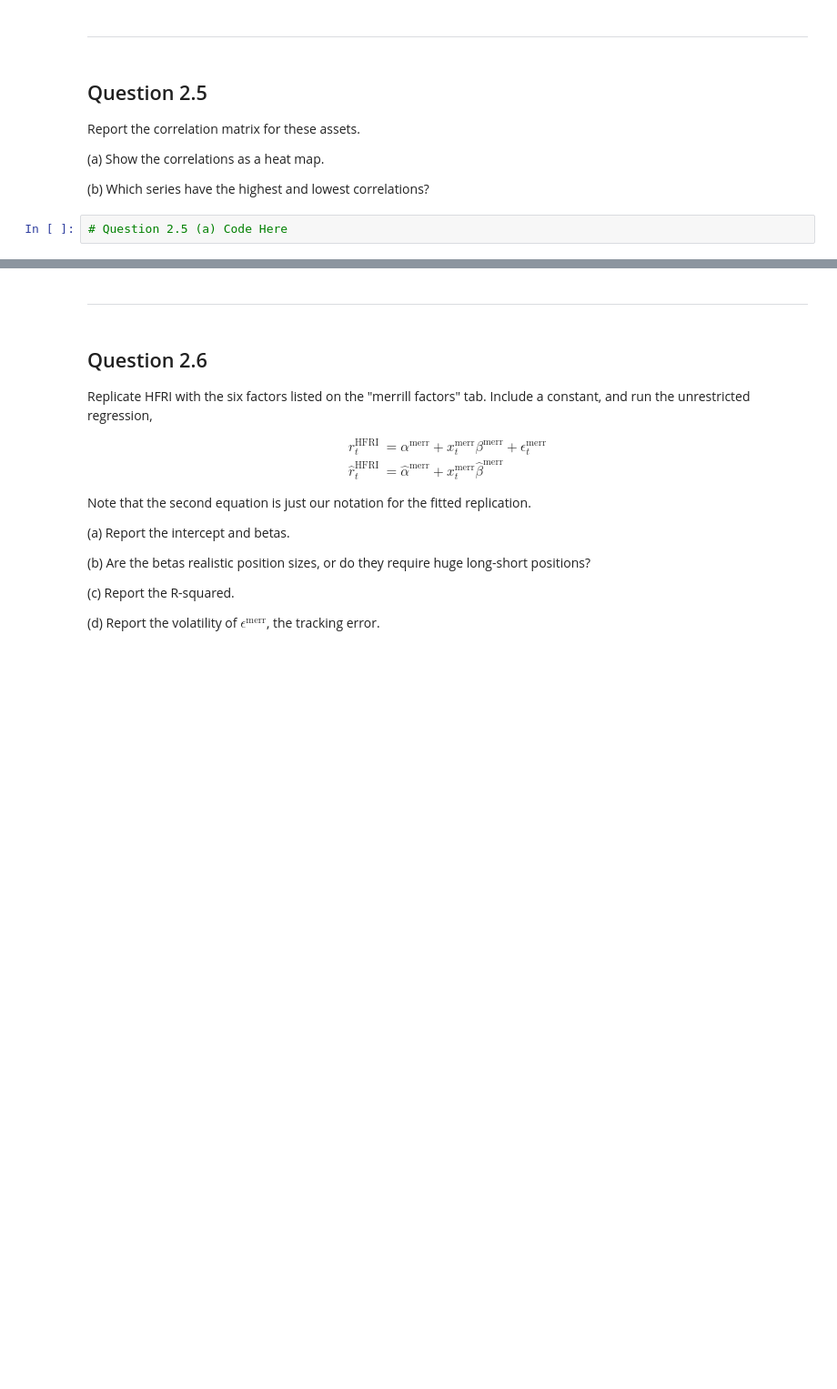
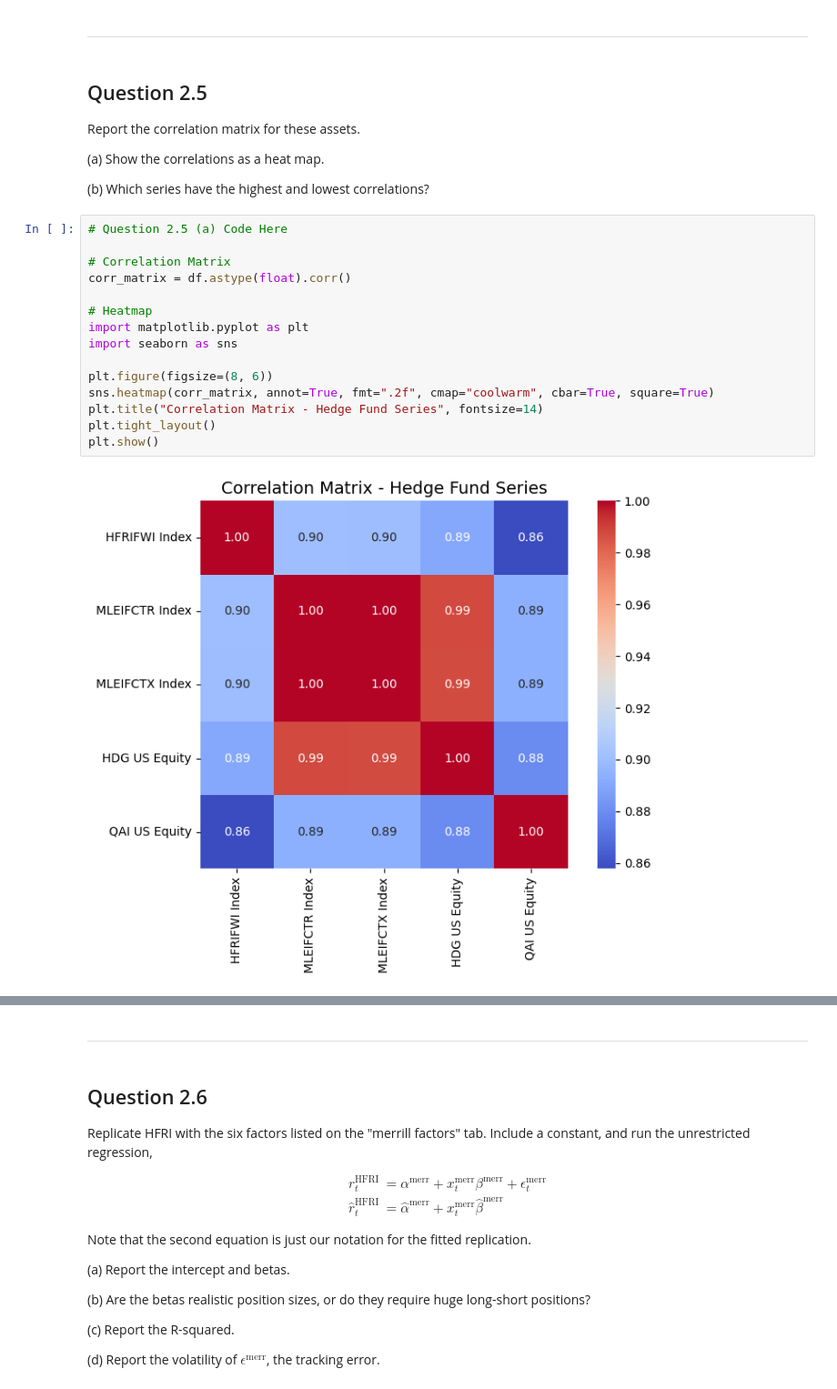
Before and after one commit to t-flora/portfolio-risk-mgmt, a Jupyter notebook: hw2/ProSharesReplication.ipynb, the cells around one changed output, grey strips where cells are left out. Shown at 91% size. Saved outputs shown, nothing was run; the diff lists cells and outputs as text; blank space fills up the shorter version.

```diff
--- a/hw2/ProSharesReplication.ipynb
+++ b/hw2/ProSharesReplication.ipynb
@@ -213,5 +213,20 @@ Report the correlation matrix for these assets.
 (b) Which series have the highest and lowest correlations?
 # %%
 # Question 2.5 (a) Code Here
+
+# Correlation Matrix
+corr_matrix = df.astype(float).corr()
+
+# Heatmap
+import matplotlib.pyplot as plt
+import seaborn as sns
+
+plt.figure(figsize=(8, 6))
+sns.heatmap(corr_matrix, annot=True, fmt=".2f", cmap="coolwarm", cbar=True, square=True)
+plt.title("Correlation Matrix - Hedge Fund Series", fontsize=14)
+plt.tight_layout()
+plt.show()
+# %% [output]
+[figure, added]
 # %%
 # Qustion 2.5 (b) Code Here
```
Also changed, not shown: parts of 1 cell of this notebook.
